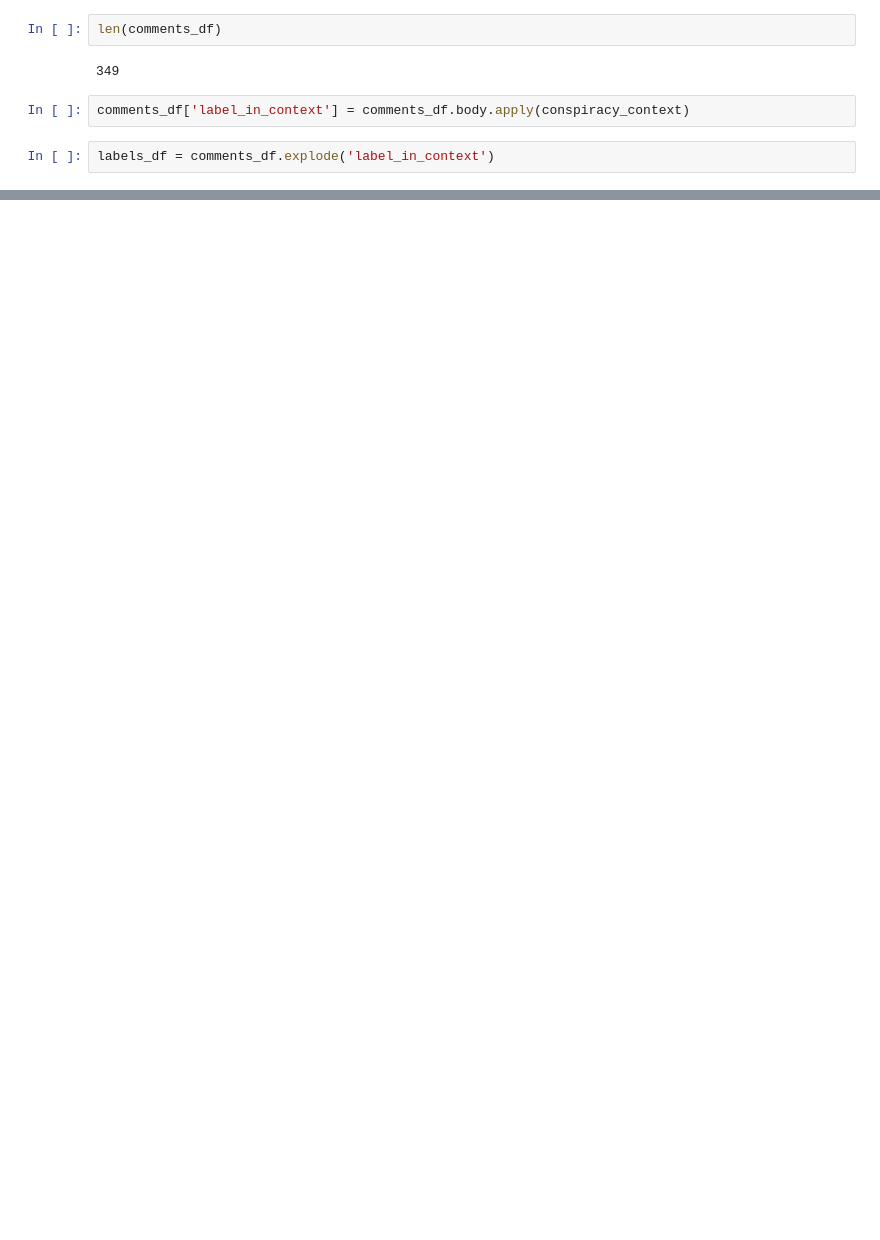
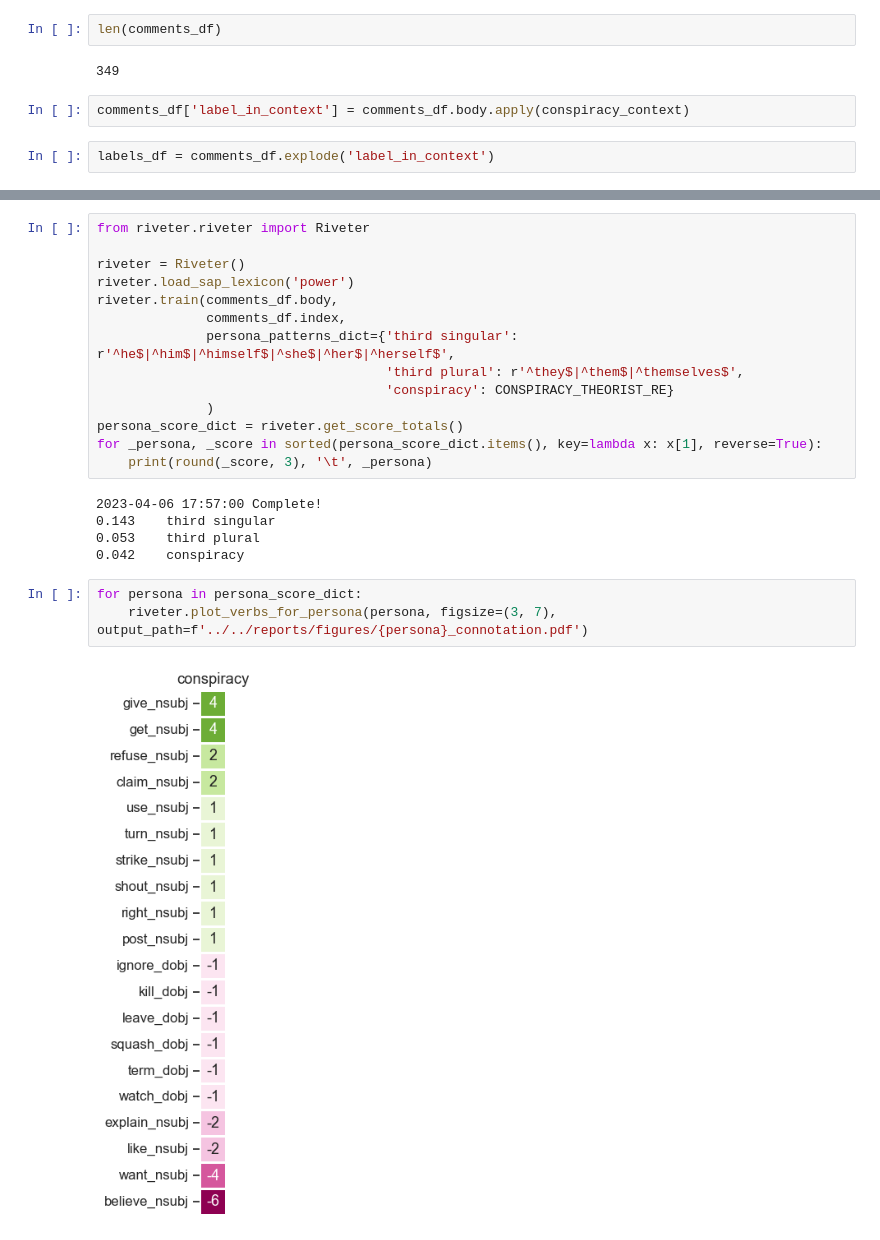
Before and after one commit to hide-ous/thrutherstoo, a Jupyter notebook: src/visualization/eda.ipynb, the cells around one changed output, grey strips where cells are left out. Drawn from its saved outputs; the diff is of its cells as text; blank space fills up the shorter version.

Commit message:
+ connotation frames

```diff
--- a/src/visualization/eda.ipynb
+++ b/src/visualization/eda.ipynb
@@ -85,0 +200,24 @@ w I'm about to get downvoted into oblivion, since conspiracy theorists swarm and
+# %%
+from riveter.riveter import Riveter
+
+riveter = Riveter()
+riveter.load_sap_lexicon('power')
+riveter.train(comments_df.body,
+              comments_df.index,
+              persona_patterns_dict={'third singular': r'^he$|^him$|^himself$|^she$|^her$|^herself$',
+                                     'third plural': r'^they$|^them$|^themselves$',
+                                     'conspiracy': CONSPIRACY_THEORIST_RE}
+              )
+persona_score_dict = riveter.get_score_totals()
+for _persona, _score in sorted(persona_score_dict.items(), key=lambda x: x[1], reverse=True):
+    print(round(_score, 3), '\t', _persona)
+# %% [output]
+2023-04-06 17:57:00 Complete!
+0.143    third singular
+0.053    third plural
+0.042    conspiracy
+# %%
+for persona in persona_score_dict:
+    riveter.plot_verbs_for_persona(persona, figsize=(3, 7), output_path=f'../../reports/figures/{persona}_connotation.pdf')
+# %% [output]
+[figure, added]
```
Also changed, not shown: parts of 17 cells of this notebook, 2 other files.
